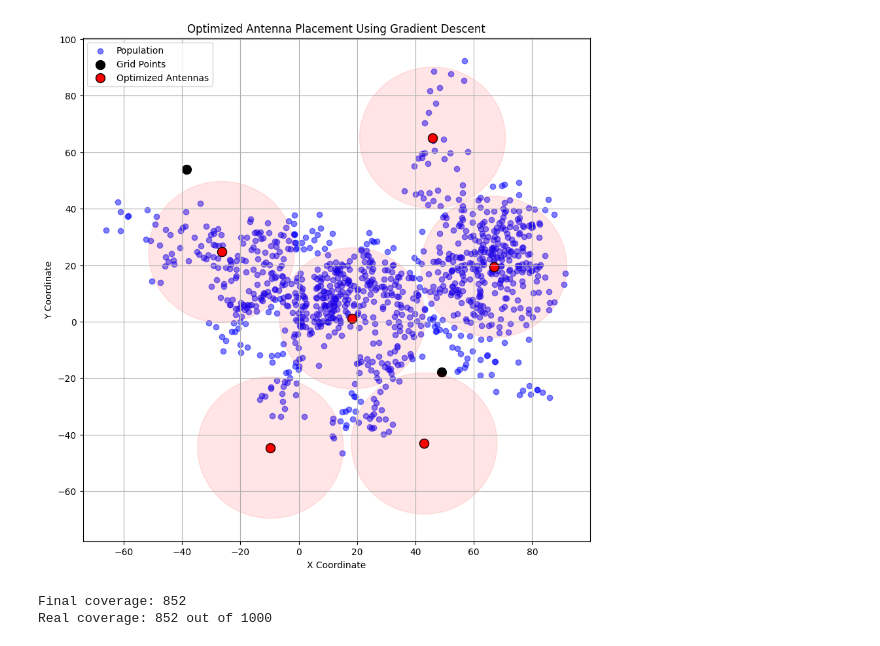
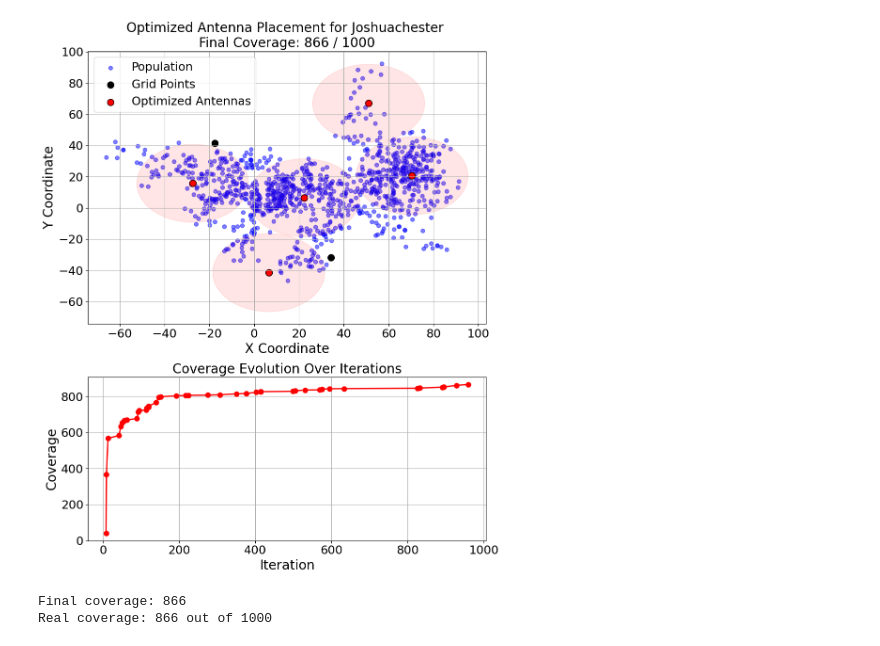
Before and after one commit to colinDietrich/hackaton_pasqal, a Jupyter notebook: SA_and_quantumMIS.ipynb, the cells around one changed output. Saved outputs shown, nothing was run; the diff lists cells and outputs as text; code cells hidden in the pictures.

```diff
--- a/SA_and_quantumMIS.ipynb
+++ b/SA_and_quantumMIS.ipynb
@@ -22,6 +52,7 @@ from pulser.channels.dmm import DMM
 # %%
 cities = ["Bradleymouth", "Brandonberg", "Hansenchester", "Joshuachester", "New Rebeccaberg", "North Carl", "North Christopherbury", "Port Jonathan", "Zacharyburgh", 'North Joshua']
-city_name = cities[7]
+# city 7 done
+city_name = cities[3]
 
 with open('./data/population_{}.json'.format(city_name), 'r') as json_file:
     data = json.load(json_file)
@@ -29,15 +60,16 @@ with open('./data/population_{}.json'.format(city_name), 'r') as json_file:
 params = data['info']
 x = np.array(data['x'])
 y = np.array(data['y'])
-plt.figure(figsize=(12, 10))
-plt.hexbin(x, y, gridsize=30, cmap='viridis')
-#plt.hist2d(x, y, bins=30, cmap='viridis')
-plt.colorbar(label='Density')
+plt.figure(figsize=(13, 10))
+plt.hexbin(x, y, gridsize=30, cmap='viridis', edgecolors='black')
+cbar = plt.colorbar(label='Density')
+cbar.set_label('Density', fontsize=20)
+cbar.ax.tick_params(labelsize=18)
 
 # Add titles and labels
-plt.title('Population Density of {}, N={}'.format(city_name, len(x)))
-plt.xlabel('X Coordinate')
-plt.ylabel('Y Coordinate')
-plt.grid(True)
+plt.title('Population Density of {}, N={}'.format(city_name, len(x)), fontsize=24)
+plt.xlabel('X Coordinate', fontsize=20)
+plt.ylabel('Y Coordinate', fontsize=20)
+plt.tick_params(axis='both', which='major', labelsize=18)
 plt.show()
 # %% [output]
@@ -396,31 +616,56 @@ plt.show()
 # %%
+# Extract iteration and score data for the coverage evolution plot
+it, list_best_scores = zip(*list_best_coverage)
+
+# Create a figure with 2 vertically stacked subplots with different height ratios
+fig, (ax1, ax2) = plt.subplots(2, 1, figsize=(10, 12), gridspec_kw={'height_ratios': [2, 1.2]})
+
+# Plot 1: Coverage Evolution Over Iterations
+ax2.plot(it, list_best_scores, marker='.', color='red', markersize=15, linewidth=2)
+ax2.set_xlabel('Iteration', fontsize=20)
+ax2.set_ylabel('Coverage', fontsize=20)
+ax2.set_title('Coverage Evolution Over Iterations', fontsize=20)
+ax2.tick_params(axis='both', labelsize=18)
+ax2.grid(True)
+
 # Extract the positions of the MIS nodes
 best_grid_points = list_best_grid_points[-1]
 best_mis = list_best_mis[-1]
 final_positions = best_grid_points[best_mis]
 
-# Plot the optimized grid and population
-plt.figure(figsize=(10, 10))
-plt.scatter(population_x, population_y, c='blue', label='Population', alpha=0.5)
-plt.scatter(best_grid_points[:, 0], best_grid_points[:, 1], c='black', label='Grid Points', s=100, edgecolors='black')
-plt.scatter(final_positions[:, 0], final_positions[:, 1], c='red', label='Optimized Antennas', s=100, edgecolors='black')
+# Calculate coverage scores
+score = evaluate_coverage_final(population_x, population_y, final_positions, R_antennas)
+real_coverage = simple_coverage(population_x, population_y, final_positions, R_antennas)
 
+# Plot 2: Optimized Grid and Population
+ax1.scatter(population_x, population_y, c='blue', label='Population', alpha=0.5)
+ax1.scatter(best_grid_points[:, 0], best_grid_points[:, 1], c='black', label='Grid Points', s=100, edgecolors='black')
+ax1.scatter(final_positions[:, 0], final_positions[:, 1], c='red', label='Optimized Antennas', s=100, edgecolors='black')
+
+# Add coverage circles around each optimized antenna
 for pos in final_positions:
     circle = plt.Circle((pos[0], pos[1]), R_antennas, color='red', alpha=0.1)
-    plt.gca().add_patch(circle)
+    ax1.add_patch(circle)
 
-plt.xlabel('X Coordinate')
-plt.ylabel('Y Coordinate')
-plt.title('Optimized Antenna Placement Using Gradient Descent')
-plt.legend()
-plt.grid(True)
+# Set font sizes and labels
+ax1.set_xlabel('X Coordinate', fontsize=20)
+ax1.set_ylabel('Y Coordinate', fontsize=20)
+ax1.set_title(f'Optimized Antenna Placement for {city_name} ' + f'\nFinal Coverage: {real_coverage} / {len(population_x)}', fontsize=20)
+ax1.legend(fontsize=18)
+ax1.tick_params(axis='both', labelsize=18)
+
+ax1.grid(True)
+
+# Adjust layout and save the figure
+plt.tight_layout()
+plt.savefig(f"city_{city_name.replace(' ', '_')}.png", dpi=300)  # Save the figure as a PNG file with high resolution
 plt.show()
 
+# Print final coverage values for reference
 score = evaluate_coverage_final(population_x, population_y, final_positions, R_antennas)
 print('Final coverage:', score)
-real_coverage = simple_coverage(population_x, population_y, final_positions, R_antennas)
 print(f'Real coverage: {real_coverage} out of {len(population_x)}')
 # %% [output]
-[figure, old version]
+[figure, new version]
-Final coverage: 852
-Real coverage: 852 out of 1000
+Final coverage: 866
+Real coverage: 866 out of 1000
```
Also changed, not shown: parts of 23 cells of this notebook, 6 other files.
